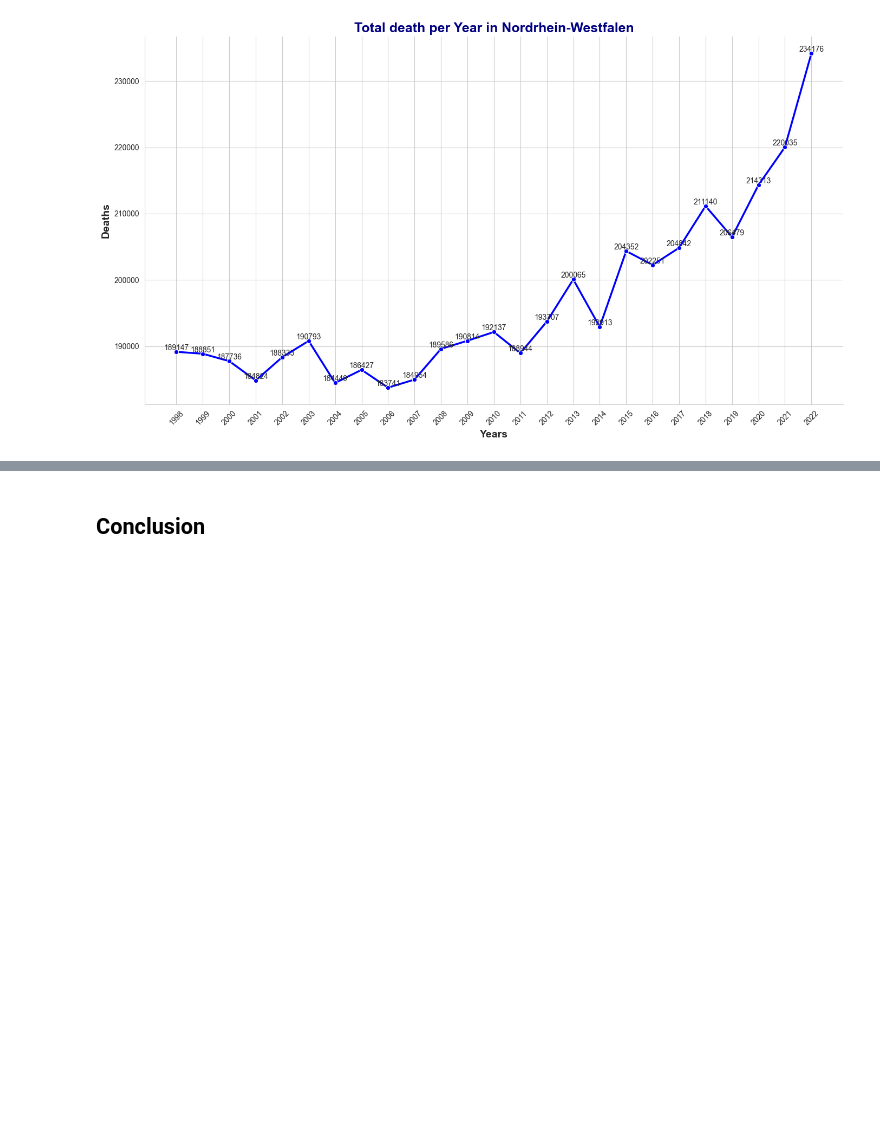
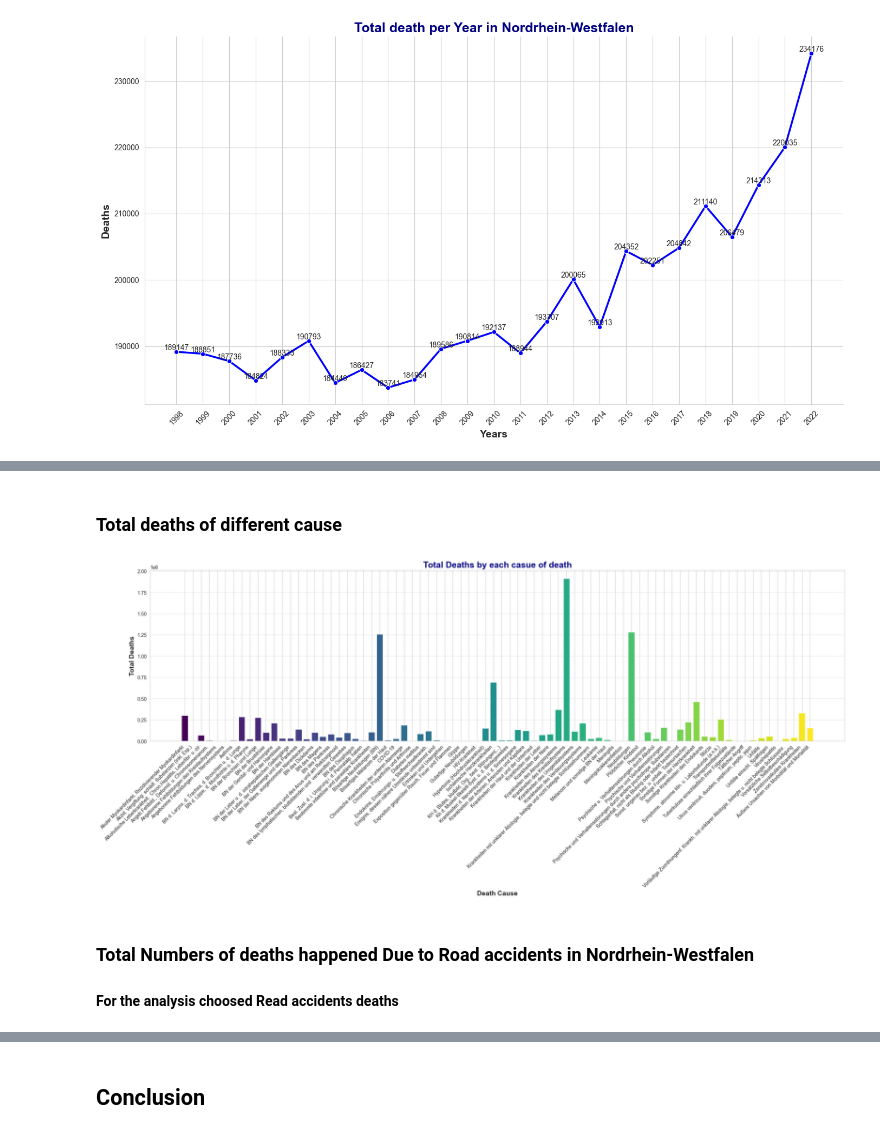
Before and after one commit to prathameshagare/made-template-ws2324, a Jupyter notebook: project/report.ipynb, the cells around one changed output, grey strips where cells are left out. Drawn from its saved outputs; the diff is of its cells as text; code cells hidden in the pictures; blank space fills up the shorter version.

```diff
--- a/project/report.ipynb
+++ b/project/report.ipynb
@@ -343,0 +267,36 @@ plt.show()
+# %% [markdown]
+### Total deaths of different cause
+# %%
+import matplotlib.pyplot as plt
+import pandas as pd
+
+# Assuming New_death_df is your DataFrame and is already loaded
+
+# Data Aggregation: Sum the 'Total' column for each accidentType
+yearly_totals = filtered_death_AccidentType.groupby('accidentType')['Total'].sum()
+
+# Create a color palette
+colors = plt.cm.viridis(np.linspace(0, 1, len(yearly_totals.index)))
+
+plt.figure(figsize=(22, 10))  # Adjust the size of the figure as needed
+
+# Creating the bar chart
+plt.bar(yearly_totals.index, yearly_totals, color=colors)
+
+# Adding titles and labels
+plt.title('Total Deaths by each casue of death', fontsize=18, fontweight='bold', color='navy')
+plt.xlabel('Death Cause', fontsize=14, fontweight='bold')
+plt.ylabel('Total Deaths', fontsize=14, fontweight='bold')
+
+# Rotate the x-axis labels for better readability
+plt.xticks(rotation=45, ha="right")
+
+plt.grid(axis='y', linestyle='--', alpha=0.7)  # Add grid to the y-axis for better readability
+
+plt.tight_layout()  # Adjust the layout
+plt.show()
+# %% [output]
+[figure, added]
+# %% [markdown]
+### Total Numbers of deaths happened Due to Road accidents in Nordrhein-Westfalen
+#### For the analysis choosed Read accidents deaths
```
Also changed, not shown: parts of 24 cells of this notebook.
